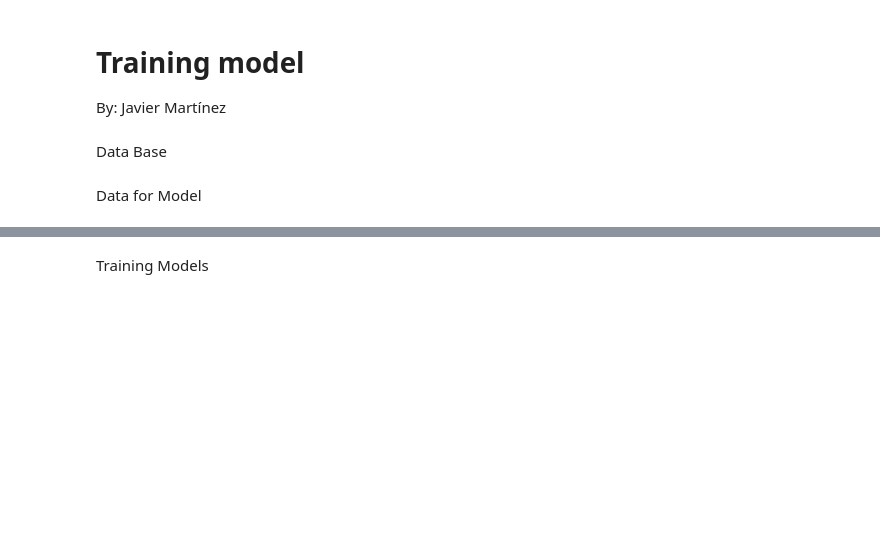
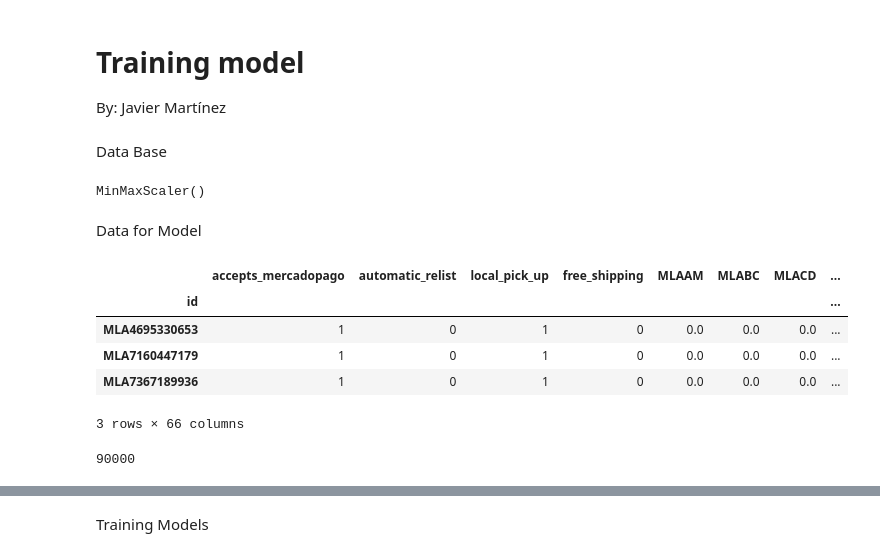
Before and after one commit to esglobe/test_mercado_libre, a Jupyter notebook: training_model.ipynb, the cells around one changed output, grey strips where cells are left out. Saved outputs shown, nothing was run; the diff lists cells and outputs as text; code cells hidden in the pictures; blank space fills up the shorter version.

```diff
--- a/training_model.ipynb
+++ b/training_model.ipynb
@@ -17,5 +17,3 @@ Data Base
 # %%
 pd_MeLi_ = pd.read_pickle('./data/data_base.pkl')
 pd_MeLi = pd_MeLi_.set_index('id',drop=True).copy()
-
-pd_MeLi['initial_quantity'] = pd_MeLi['initial_quantity'].astype(int)
@@ -72,13 +66,31 @@ pd_x_data = pd.get_dummies(pd_model,columns=dummies)
+# %%
+dummies = ['buying_mode',	#str**
+            #'seller_address_country',	#str
+            'seller_address_state',	#str
+            #'seller_address_city',	#str
+            'status', #str **
+            #'title', #str
+            'listing_type_id',	#str
+            #'category_id', #str
+            #'currency_id', #str
+            #'tags_no_list',
+            'mode',#str **
+            ]
+
+pd_x_data = pd.get_dummies(pd_model,columns=dummies)
 # %%
-numbers = ['initial_quantity',
-            #'price',
-            'base_price',
-            'available_quantity',
-            'sold_quantity'
+numbers = [ 'sold_quantity',	# entero
+            #'base_price',	#numero**
+            #'price', #numero **
+            #'seller_id',	#int
+            'initial_quantity', # entero **
+            #'available_quantity',	# entero **
             ]
 
 scaler = MinMaxScaler()
 scaler.fit(pd_x_data[numbers])
+# %% [output]
+MinMaxScaler()
 # %%
 pd_x_data[numbers] = scaler.transform(pd_x_data[numbers])
 # %%
@@ -87,9 +99,20 @@ out = 'condition_new'
 Data for Model
 # %%
 # Training data
-pandas_x_training = pd_x_data.query('training_data==1').copy()
+pandas_x_training = pd_x_data.query('training_data==1').copy().fillna(0)
 pandas_y_training = pandas_x_training[out]
 pandas_x_training.drop(labels=['training_data',out],axis=1,inplace=True)
 pandas_x_training.head(3)
+# %% [output]
+|  | accepts_mercadopago | automatic_relist | local_pick_up | free_shipping | MLAAM | MLABC | MLACD | ... |
+| id |  |  |  |  |  |  |  | ... |
+| MLA4695330653 | 1 | 0 | 1 | 0 | 0.0 | 0.0 | 0.0 | ... |
+| MLA7160447179 | 1 | 0 | 1 | 0 | 0.0 | 0.0 | 0.0 | ... |
+| MLA7367189936 | 1 | 0 | 1 | 0 | 0.0 | 0.0 | 0.0 | ... |
+3 rows × 66 columns
+# %%
+pandas_x_training.shape[0]
+# %% [output]
+90000
 # %%
 # Test Data
```
Also changed, not shown: parts of 9 cells of this notebook, 2 other files.
